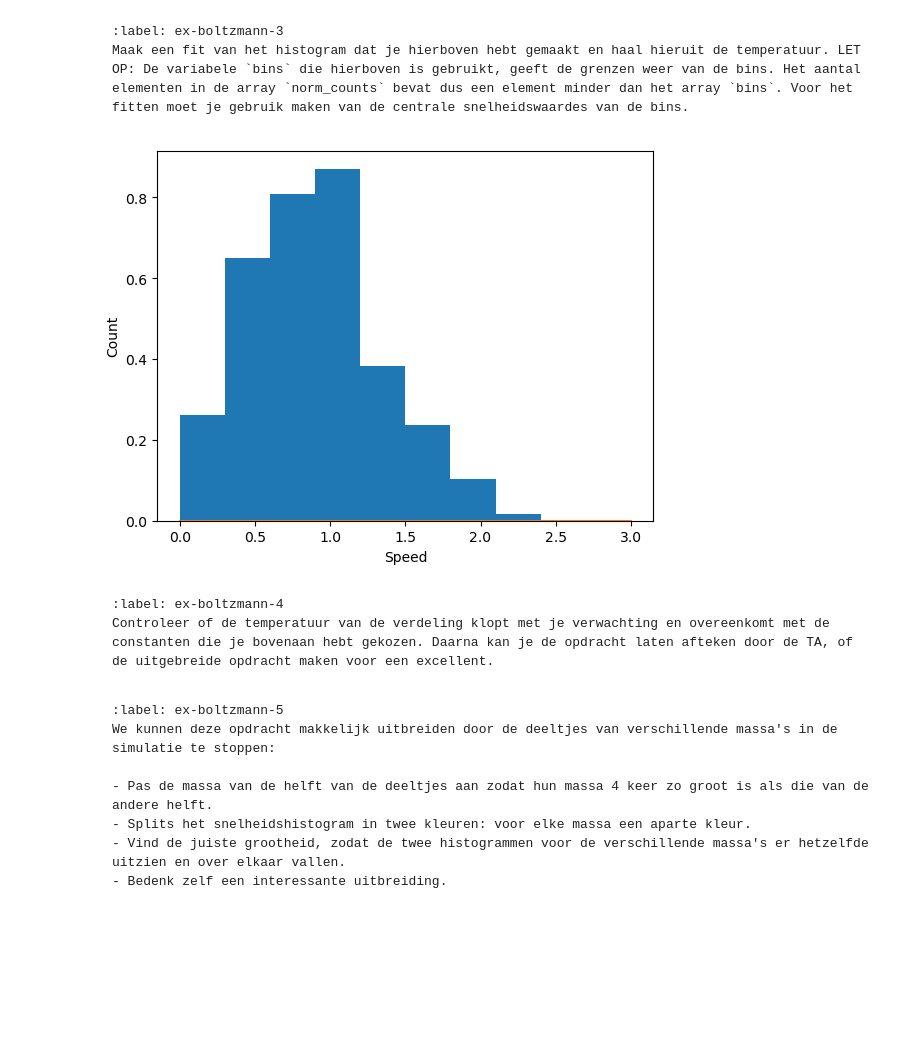
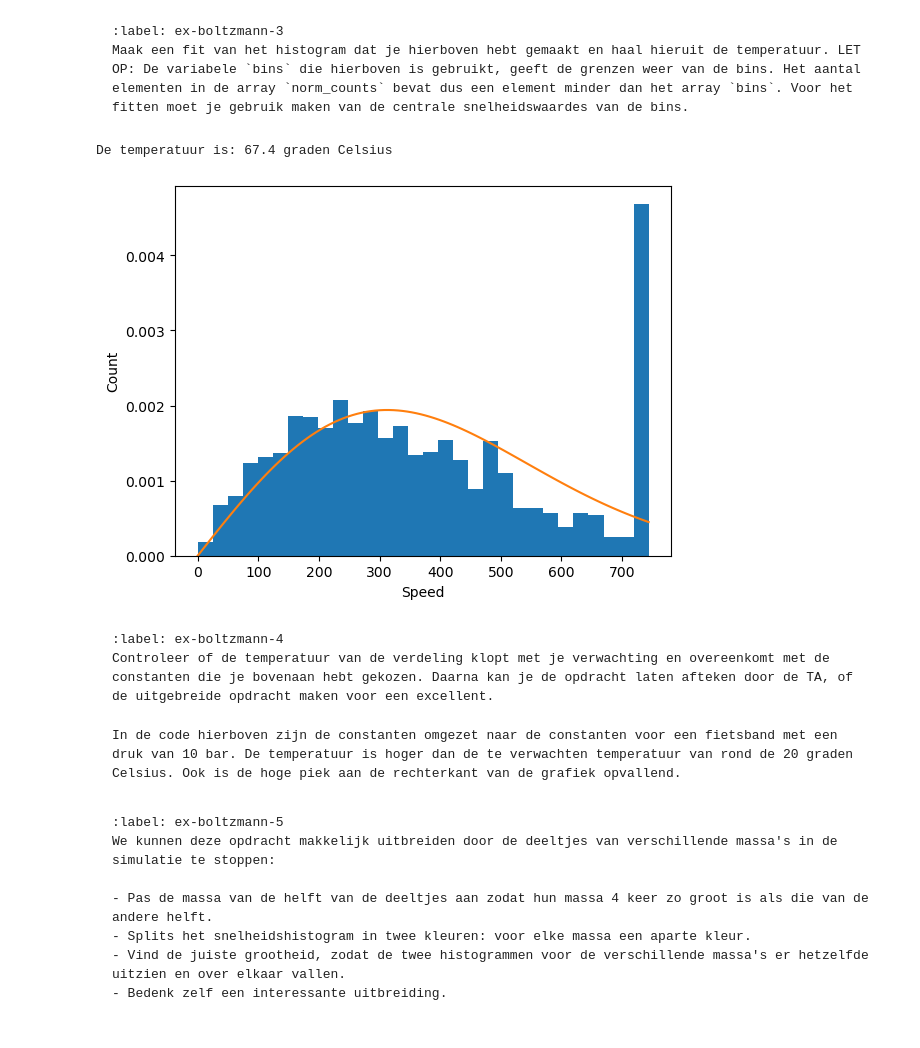
Before and after one commit to Eerkje/Annet-Erik, a Jupyter notebook: Content/PySim/6_boltzmann.ipynb, the cells around one changed output. Cells and saved outputs as stored; diff of their text form; code cells hidden in the pictures; blank space fills up the shorter version.

Commit message:
6_boltzmann afgemaakt

````diff
--- a/Content/PySim/6_boltzmann.ipynb
+++ b/Content/PySim/6_boltzmann.ipynb
@@ -357,44 +358,55 @@ Maak een fit van het histogram dat je hierboven hebt gemaakt en haal hieruit de
 # %%
 #your code/answer
 particles = []
-num_bins = 10
+num_bins = 30
 tot_counts = np.zeros(num_bins, dtype=float)
 
 plt.figure()
 plt.xlabel('Speed')
 plt.ylabel('Count')
 
 create_uniform_particles(particles)
 
 for i in range(5000):
     take_time_step(particles)
     if i % 250 == 0:
-        speeds = [np.linalg.norm(p.v) for p in particles]
-        partial_counts, bins = np.histogram(speeds, bins=num_bins, density=True, range=[0,3*V_0])
+        speeds = np.array([np.linalg.norm(p.v) for p in particles])
+        speeds = speeds * 4.1e2 #naar m/s voor luchtmoleculen in 10 bar
+        v_max=max(speeds)
+        partial_counts, bins = np.histogram(speeds, bins=num_bins, density='True', range=[0,v_max])
         tot_counts += partial_counts
 
 norm_counts = tot_counts / 20
 plt.stairs(norm_counts, bins, fill='True')
 
 #functie fit
 k = 1.380e-23 #J/K
-m= particles[0].m
+m= 4.81*10**(-26) #kg, masssa luchtmolecuul
 bin_centers = 0.5*(bins[1:] + bins[:-1])
+#met de formule van hierboven
 def functie_fit(speeds, T):
     return (m*speeds)/(k*T) * np.exp((-m*speeds**2)/(2*k*T))
 val, cov = curve_fit(functie_fit, bin_centers, norm_counts)
-x_fit = np.linspace(min(bins), max(bins), 100)
+#functie fit arrays voor grafiek
+x_fit = np.linspace(0, v_max, 100)
 y_fit = functie_fit(x_fit,*val)
-plt.plot(x_fit,y_fit)
+plt.plot(x_fit,y_fit, label='Fit')
+
+#temperatuur uit de curve_fit halen
+print('De temperatuur is:', round(val[0]-273.15,1), 'graden Celsius')
 
 plt.show()
 # %% [output]
+De temperatuur is: 67.4 graden Celsius
-[figure, old version]
+[figure, new version]
 # %% [markdown]
 ```{exercise}
 :label: ex-boltzmann-4
 Controleer of de temperatuur van de verdeling klopt met je verwachting en overeenkomt met de constanten die je bovenaan hebt gekozen. Daarna kan je de opdracht laten afteken door de TA, of de uitgebreide opdracht maken voor een excellent.
 ```
+```{solution} ex-boltzmann-4
+In de code hierboven zijn de constanten omgezet naar de constanten voor een fietsband met een druk van 10 bar. De temperatuur is hoger dan de te verwachten temperatuur van rond de 20 graden Celsius. Ook is de hoge piek aan de rechterkant van de grafiek opvallend.
+```
 # %% [markdown]
 ```{exercise} 🌶 Uitbreiding
 :label: ex-boltzmann-5
````
Also changed, not shown: parts of 5 cells of this notebook.
